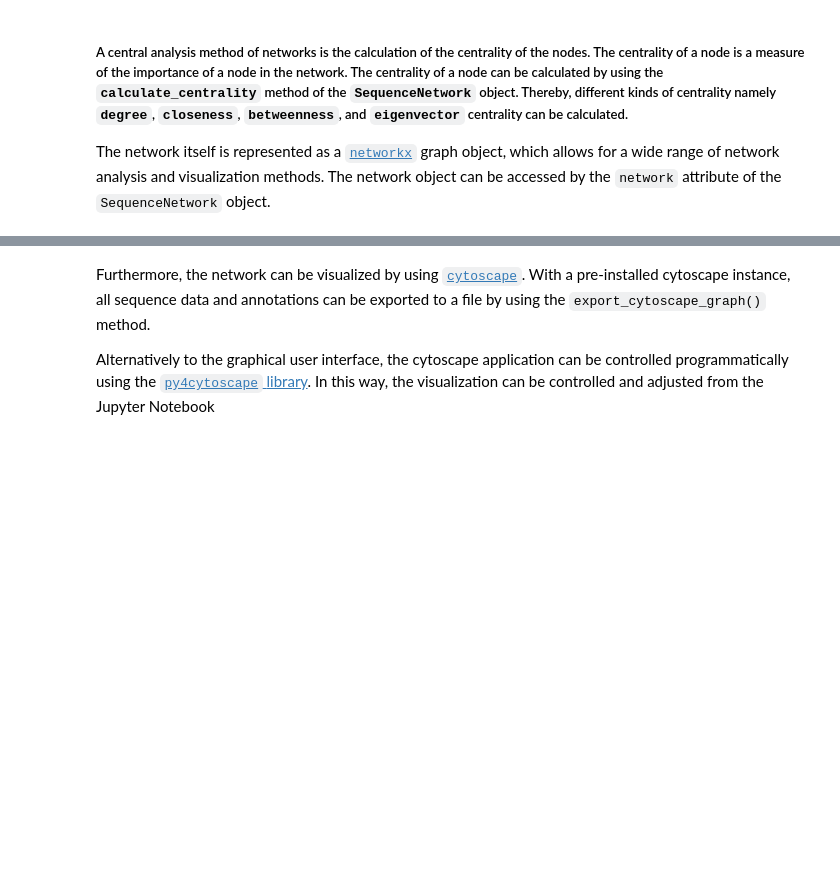
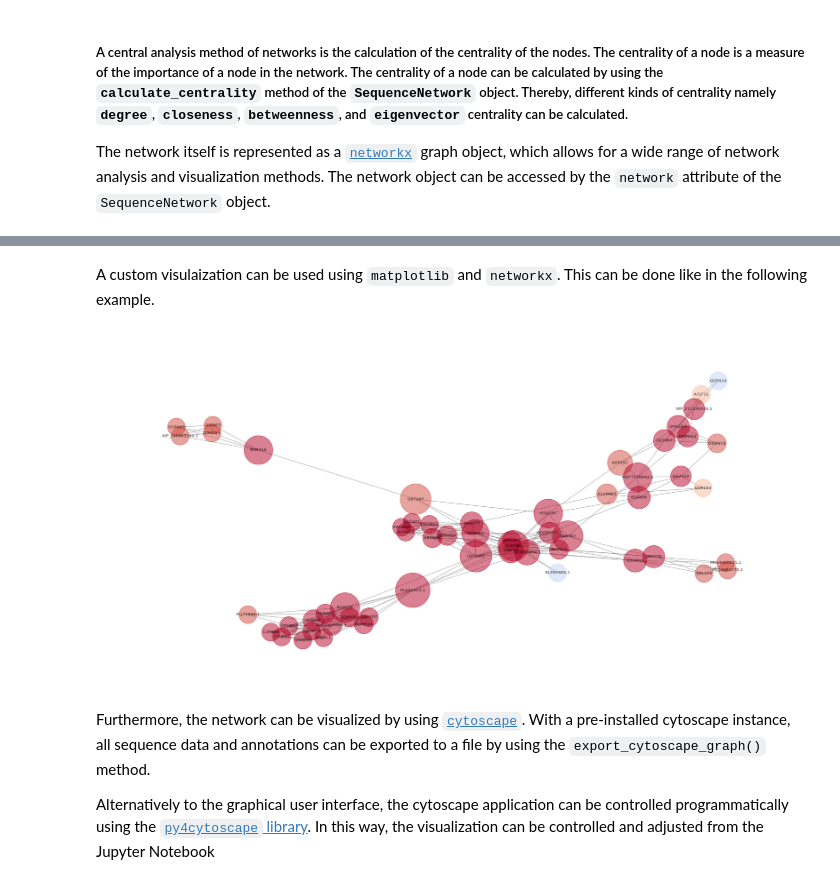
Before and after one commit to PyEED/pyeed, a Jupyter notebook: docs/examples/network.ipynb, the cells around one changed output, grey strips where cells are left out. Drawn from its saved outputs; the diff is of its cells as text; code cells hidden in the pictures; blank space fills up the shorter version.

```diff
--- a/docs/examples/network.ipynb
+++ b/docs/examples/network.ipynb
@@ -47,3 +48,44 @@ graph.visualize(size=True, color="phylum", labels=True)
+# %% [markdown]
+A custom visulaization can be used using `matplotlib` and `networkx`. This can be done like in the following example.
+# %%
+networkx_graph = graph.network
+networkx_graph.remove_node('NPA53530.1')
+networkx_graph.remove_node('O67275')
+networkx_graph.remove_nodes_from(list(nx.isolates(networkx_graph)))
+# %%
+import networkx as nx
+import matplotlib.pyplot as plt
+from matplotlib import interactive
+interactive(True)
+import matplotlib as mpl
+
+# Custom visualization of the network
+
+# Settings
+# function to rescale list of values to range [newmin,newmax]
+def rescale(l,newmin,newmax):
+    arr = list(l)
+    return [(x-min(arr))/(max(arr)-min(arr))*(newmax-newmin)+newmin for x in arr]
+# use the matplotlib plasma colormap
+graph_colormap = mpl.colormaps['coolwarm']
+# node color varies with Degree
+c = rescale([networkx_graph.degree(v) for v in networkx_graph],0.4,4)
+c = [graph_colormap(i) for i in c]
+# node size varies with betweeness centrality - map to range [10,100]
+bc = nx.betweenness_centrality(networkx_graph) # betweeness centrality
+s =  rescale([v for v in bc.values()],800,3000)
+
+# Plotting of the network
+
+pos = nx.spring_layout(networkx_graph, weight='identity', iterations=100, seed=18)
+plt.figure(figsize=(19,9))
+nx.draw_networkx(networkx_graph, pos=pos, with_labels=True, node_color=c, node_size=s,
+                 font_color='Black',font_size='6', font_weight='bold', edge_color='grey', alpha=0.5, width=1)
+plt.axis('off')
+
+plt.show()
+# %% [output]
+[figure, added]
 # %% [markdown]
 Furthermore, the network can be visualized by using [`cytoscape`](https://cytoscape.org/). With a pre-installed cytoscape instance, all sequence data and annotations can be exported to a file by using the `export_cytoscape_graph()` method.
 
```
Also changed, not shown: parts of 4 cells of this notebook, 1 other file.
